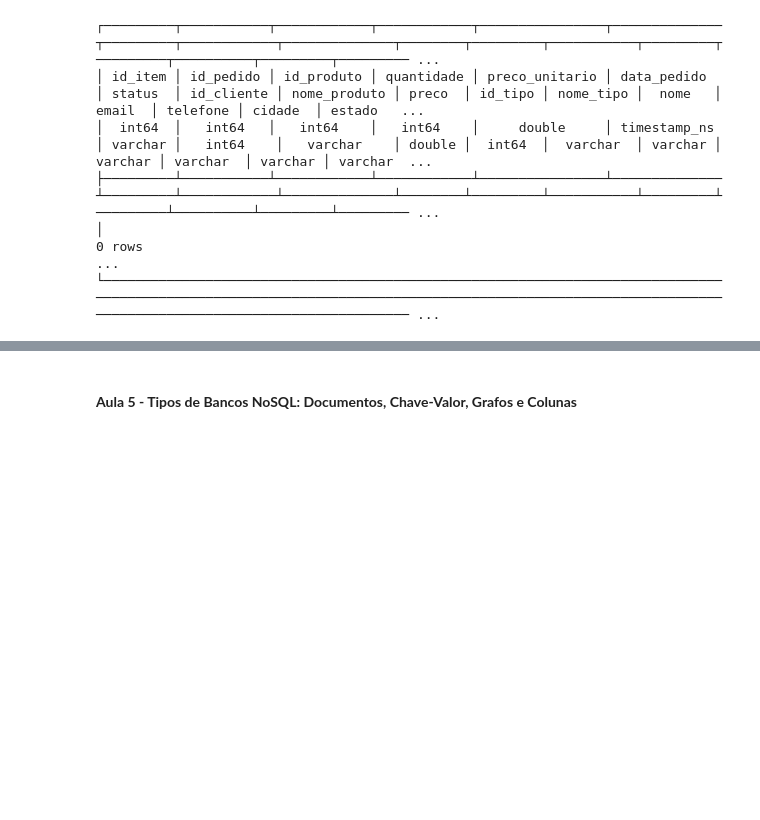
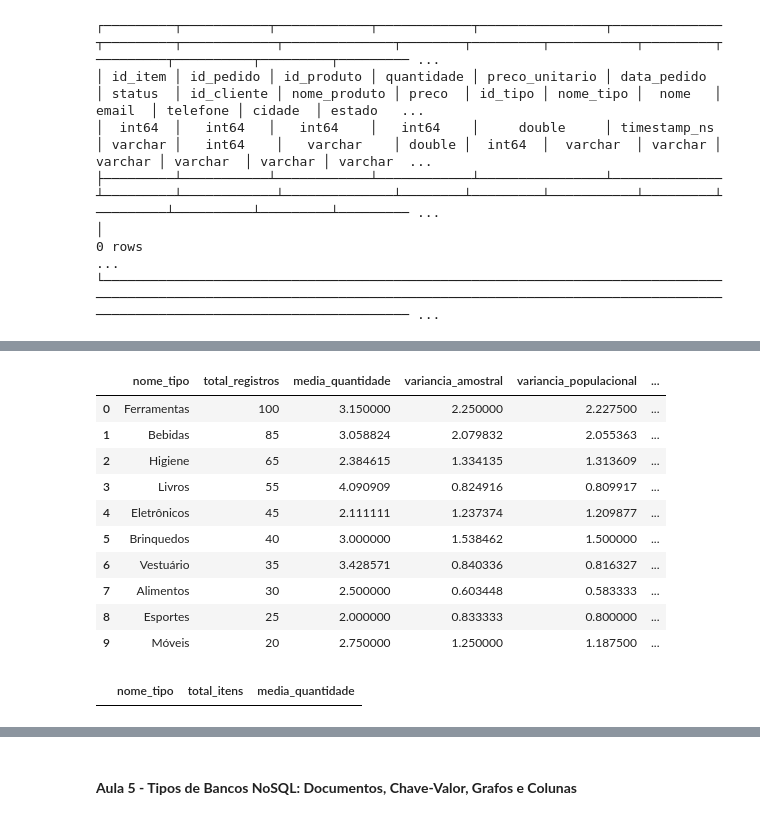
Before and after one commit to RicardViana/fiap-Big-Data, a Jupyter notebook: fundamentos_de_bancos_de_dados_relacionais_e_nosql.ipynb, the cells around one changed output, grey strips where cells are left out. Drawn from its saved outputs; the diff is of its cells as text; code cells hidden in the pictures; blank space fills up the shorter version.

```diff
--- a/fundamentos_de_bancos_de_dados_relacionais_e_nosql.ipynb
+++ b/fundamentos_de_bancos_de_dados_relacionais_e_nosql.ipynb
@@ -1128,0 +1284,41 @@ duckdb.sql("""
+# %%
+# Usando o group by
+duckdb.sql("""
+SELECT
+    nome_tipo,
+    COUNT(*) AS total_registros,
+    AVG(quantidade) AS media_quantidade,
+    VAR_SAMP(quantidade) AS variancia_amostral,
+    VAR_POP(quantidade)  AS variancia_populacional,
+    STDDEV_SAMP(quantidade) AS desvio_padrao_amostral,
+    STDDEV_POP(quantidade)  AS desvio_padrao_populacional
+FROM fato_vendas
+GROUP BY nome_tipo
+ORDER BY total_registros DESC
+""").df()
+# %% [output]
+|  | nome_tipo | total_registros | media_quantidade | variancia_amostral | variancia_populacional | ... |
+| 0 | Ferramentas | 100 | 3.150000 | 2.250000 | 2.227500 | ... |
+| 1 | Bebidas | 85 | 3.058824 | 2.079832 | 2.055363 | ... |
+| 2 | Higiene | 65 | 2.384615 | 1.334135 | 1.313609 | ... |
+| 3 | Livros | 55 | 4.090909 | 0.824916 | 0.809917 | ... |
+| 4 | Eletrônicos | 45 | 2.111111 | 1.237374 | 1.209877 | ... |
+| 5 | Brinquedos | 40 | 3.000000 | 1.538462 | 1.500000 | ... |
+| 6 | Vestuário | 35 | 3.428571 | 0.840336 | 0.816327 | ... |
+| 7 | Alimentos | 30 | 2.500000 | 0.603448 | 0.583333 | ... |
+| 8 | Esportes | 25 | 2.000000 | 0.833333 | 0.800000 | ... |
+| 9 | Móveis | 20 | 2.750000 | 1.250000 | 1.187500 | ... |
+# %%
+# Usando having
+duckdb.sql("""
+SELECT
+    nome_tipo,
+    COUNT(*) AS total_itens,
+    AVG(quantidade) AS media_quantidade
+FROM fato_vendas
+GROUP BY nome_tipo
+HAVING AVG(quantidade) > 5
+ORDER BY media_quantidade DESC
+""").df()
+# %% [output]
+|  | nome_tipo | total_itens | media_quantidade |
```
Also changed, not shown: parts of 31 cells of this notebook.
